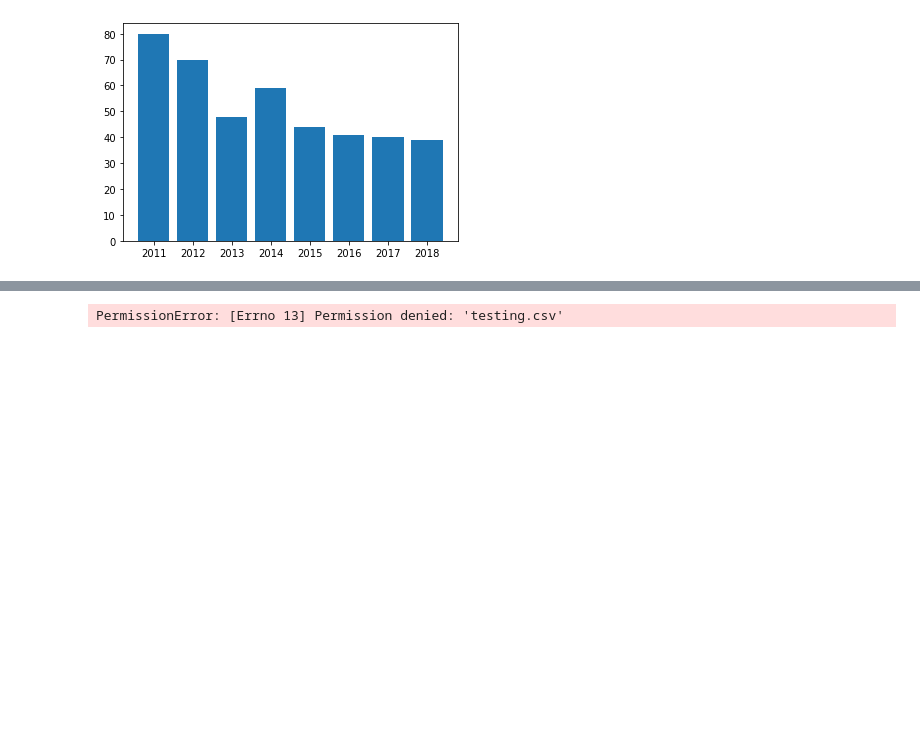
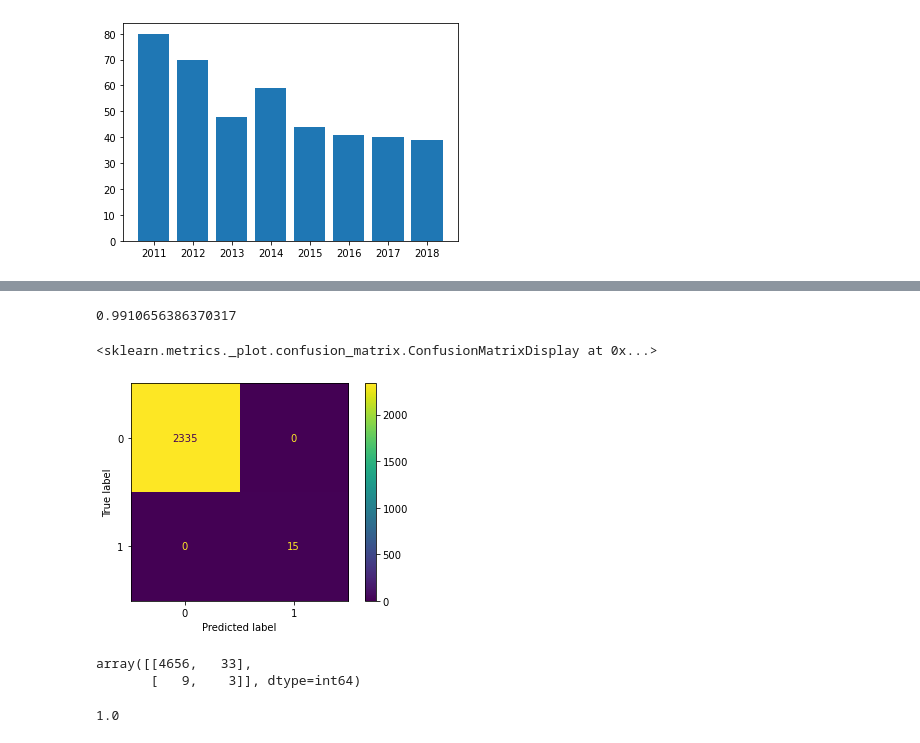
Before and after one commit to JeevanBhoot/citadel-dataopen, a Jupyter notebook: whether_gen.ipynb, the cells around one changed output, grey strips where cells are left out. Cells and saved outputs as stored; diff of their text form; code cells hidden in the pictures; blank space fills up the shorter version.

```diff
--- a/whether_gen.ipynb
+++ b/whether_gen.ipynb
@@ -223,5 +251,72 @@ array([23., 26., 21., 22., 16., 17., 13., 19.])
-# %%
-
-census_data.to_csv('testing.csv', index = False)
-# %% [output]
-PermissionError: [Errno 13] Permission denied: 'testing.csv'
+# %%
+census_data = census_data.fillna(0)
+
+census_data_x = census_data[['2010population', '2010household_income', '2010home_value',
+                        '2010no_nonh_caucasians', '2010no_nonh_blacks/aas', '2010no_amerinds_alskns', '2010no_nonh_asians',
+                        '2010no_nonh_hawaii_pacific', '2010no_nonh_others', '2010no_nonh_multi', '2010no_hisp_latin','2010total bachelors','2010bachelor over 25',
+
+                        '2012population', '2012household_income', '2012home_value',
+                        '2012no_nonh_caucasians', '2012no_nonh_blacks/aas', '2012no_amerinds_alskns', '2012no_nonh_asians',
+                        '2012no_nonh_hawaii_pacific', '2012no_nonh_others', '2012no_nonh_multi', '2012no_hisp_latin','2012total bachelors','2012male bachelors 18-24' ,'2012female bachelors 18-24', '2012bachelor over 25',
+
+                         '2013population', '2013household_income', '2013home_value',
+                        '2013no_nonh_caucasians', '2013no_nonh_blacks/aas', '2013no_amerinds_alskns', '2013no_nonh_asians',
+                        '2013no_nonh_hawaii_pacific', '2013no_nonh_others', '2013no_nonh_multi', '2013no_hisp_latin','2013total bachelors','2013male bachelors 18-24' ,'2013female bachelors 18-24', '2013bachelor over 25',
+
+                        '2014population', '2014household_income', '2014home_value',
+                        '2014no_nonh_caucasians', '2014no_nonh_blacks/aas', '2014no_amerinds_alskns', '2014no_nonh_asians',
+                        '2014no_nonh_hawaii_pacific', '2014no_nonh_others', '2014no_nonh_multi', '2014no_hisp_latin','2014total bachelors','2014male bachelors 18-24' ,'2014female bachelors 18-24', '2014bachelor over 25',
+                        '2015population', '2015household_income', '2015home_value',
+                        '2015no_nonh_caucasians', '2015no_nonh_blacks/aas', '2015no_amerinds_alskns', '2015no_nonh_asians',
+                        '2015no_nonh_hawaii_pacific', '2015no_nonh_others', '2015no_nonh_multi', '2015no_hisp_latin','2015total bachelors','2015male bachelors 18-24' ,'2015female bachelors 18-24', '2015bachelor over 25',
+
+                        '2016population', '2016household_income', '2016home_value',
+                        '2016no_nonh_caucasians', '2016no_nonh_blacks/aas', '2016no_amerinds_alskns', '2016no_nonh_asians',
+                        '2016no_nonh_hawaii_pacific', '2016no_nonh_others', '2016no_nonh_multi', '2016no_hisp_latin','2016total bachelors','2016male bachelors 18-24' ,'2016female bachelors 18-24', '2016bachelor over 25',
+
+                        '2017population', '2017household_income', '2017home_value',
+                        '2017no_nonh_caucasians', '2017no_nonh_blacks/aas', '2017no_amerinds_alskns', '2017no_nonh_asians',
+                        '2017no_nonh_hawaii_pacific', '2017no_nonh_others', '2017no_nonh_multi', '2017no_hisp_latin','2017total bachelors','2017male bachelors 18-24' ,'2017female bachelors 18-24', '2017bachelor over 25',
+
+                         '2018population', '2018household_income', '2018home_value',
+                        '2018no_nonh_caucasians', '2018no_nonh_blacks/aas', '2018no_amerinds_alskns', '2018no_nonh_asians',
+                        '2018no_nonh_hawaii_pacific', '2018no_nonh_others', '2018no_nonh_multi', '2018no_hisp_latin','2018total bachelors','2018male bachelors 18-24' ,'2018female bachelors 18-24','2018bachelor over 25']]
+
+
+chosen_target = ['2018gentrified_and_eligable']
+
+census_data_y = census_data[chosen_target]
+forest_clf = RandomForestClassifier(n_estimators=100, random_state=42)
+forest_clf.fit(census_data_x, census_data_y)
+forest_scores = cross_val_score(forest_clf, census_data_x, census_data_y, cv=5)
+forest_scores.mean()
+# %% [output]
+0.9910656386370317
+# %%
+# Confusion matrix
+
+census_data_sample = pd.concat([census_data_x,census_data_y], axis=1)
+census_data_sample = census_data_sample.sample(frac = 0.5)
+
+census_data_x_sample = census_data_sample.drop(columns=chosen_target)
+census_data_y_sample = census_data_sample[chosen_target]
+census_data_pedicted = forest_clf.predict(census_data_x_sample)
+
+sklearn.metrics.plot_confusion_matrix(forest_clf, census_data_x_sample, census_data_y_sample)
+# %% [output]
+<sklearn.metrics._plot.confusion_matrix.ConfusionMatrixDisplay at 0x...>
+[figure, added]
+# %%
+forest_predictions = cross_val_predict(forest_clf, census_data_x, census_data_y, cv=5)
+conf_mx = confusion_matrix(forest_predictions, census_data_y)
+conf_mx
+# %% [output]
+array([[4656,   33],
+       [   9,    3]], dtype=int64)
+# %%
+nyc_predictions = forest_clf.predict(census_data_x)
+census_data_y_list = census_data_y.values.tolist()
+f1_score = f1_score(nyc_predictions, census_data_y_list)
+f1_score
+# %% [output]
+1.0
```
Also changed, not shown: parts of 12 cells of this notebook.
